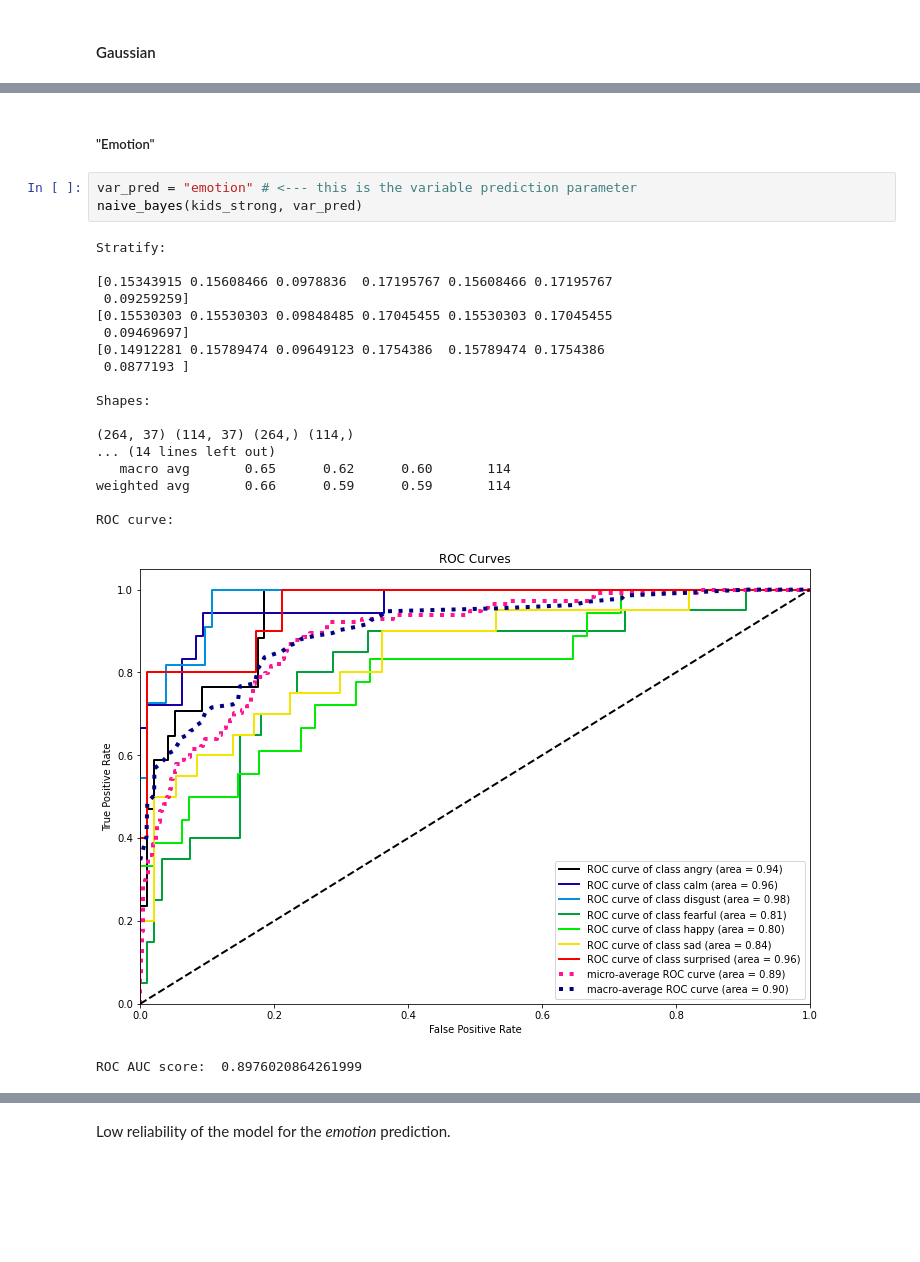
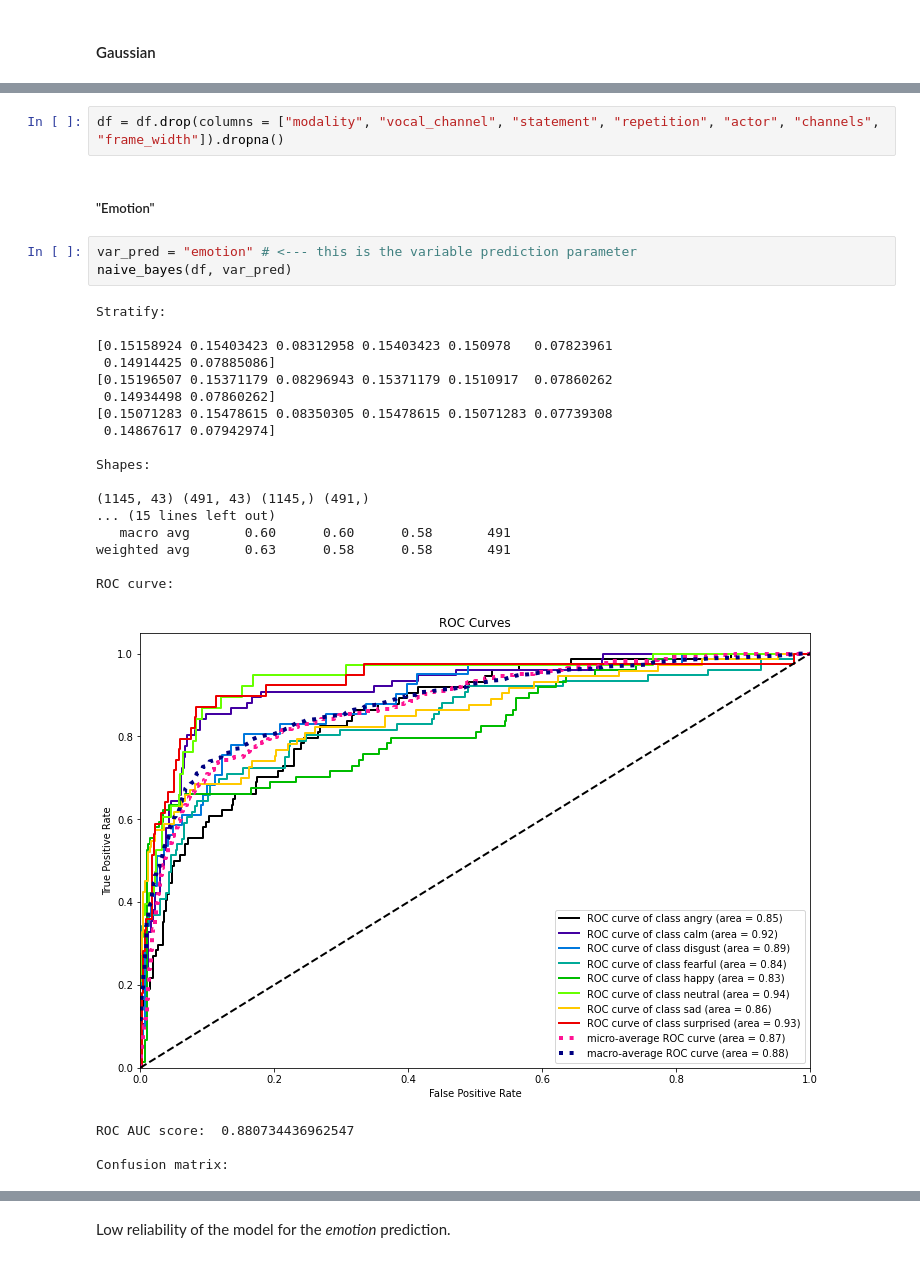
Before and after one commit to Claudio-95/DM22-23, a Jupyter notebook: Project_2nd part.ipynb, the cells around one changed output, grey strips where cells are left out. Cells and saved outputs as stored; diff of their text form; blank space fills up the shorter version.

```diff
--- a/Project_2nd part.ipynb
+++ b/Project_2nd part.ipynb
@@ -114,25 +108,29 @@ kids_strong.T
+# %%
+df = df.drop(columns = ["modality", "vocal_channel", "statement", "repetition", "actor", "channels", "frame_width"]).dropna()
 # %% [markdown]
 ##### "Emotion"
-# %%
-var_pred = "emotion" # <--- this is the variable prediction parameter
-naive_bayes(kids_strong, var_pred)
-# %% [output]
-Stratify:
-
-[0.15343915 0.15608466 0.0978836  0.17195767 0.15608466 0.17195767
- 0.09259259]
-[0.15530303 0.15530303 0.09848485 0.17045455 0.15530303 0.17045455
- 0.09469697]
-[0.14912281 0.15789474 0.09649123 0.1754386  0.15789474 0.1754386
- 0.0877193 ]
-
-Shapes:
-
-(264, 37) (114, 37) (264,) (114,)
-... (14 lines left out)
-   macro avg       0.65      0.62      0.60       114
-weighted avg       0.66      0.59      0.59       114
-
-ROC curve:
-[figure, removed]
-ROC AUC score:  0.8976020864261999
+# %%
+var_pred = "emotion" # <--- this is the variable prediction parameter
+naive_bayes(df, var_pred)
+# %% [output]
+Stratify:
+
+[0.15158924 0.15403423 0.08312958 0.15403423 0.150978   0.07823961
+ 0.14914425 0.07885086]
+[0.15196507 0.15371179 0.08296943 0.15371179 0.1510917  0.07860262
+ 0.14934498 0.07860262]
+[0.15071283 0.15478615 0.08350305 0.15478615 0.15071283 0.07739308
+ 0.14867617 0.07942974]
+
+Shapes:
+
+(1145, 43) (491, 43) (1145,) (491,)
+... (15 lines left out)
+   macro avg       0.60      0.60      0.58       491
+weighted avg       0.63      0.58      0.58       491
+
+ROC curve:
+[figure, added]
+ROC AUC score:  0.880734436962547
+
+Confusion matrix:
```
Also changed, not shown: parts of 18 cells of this notebook.
